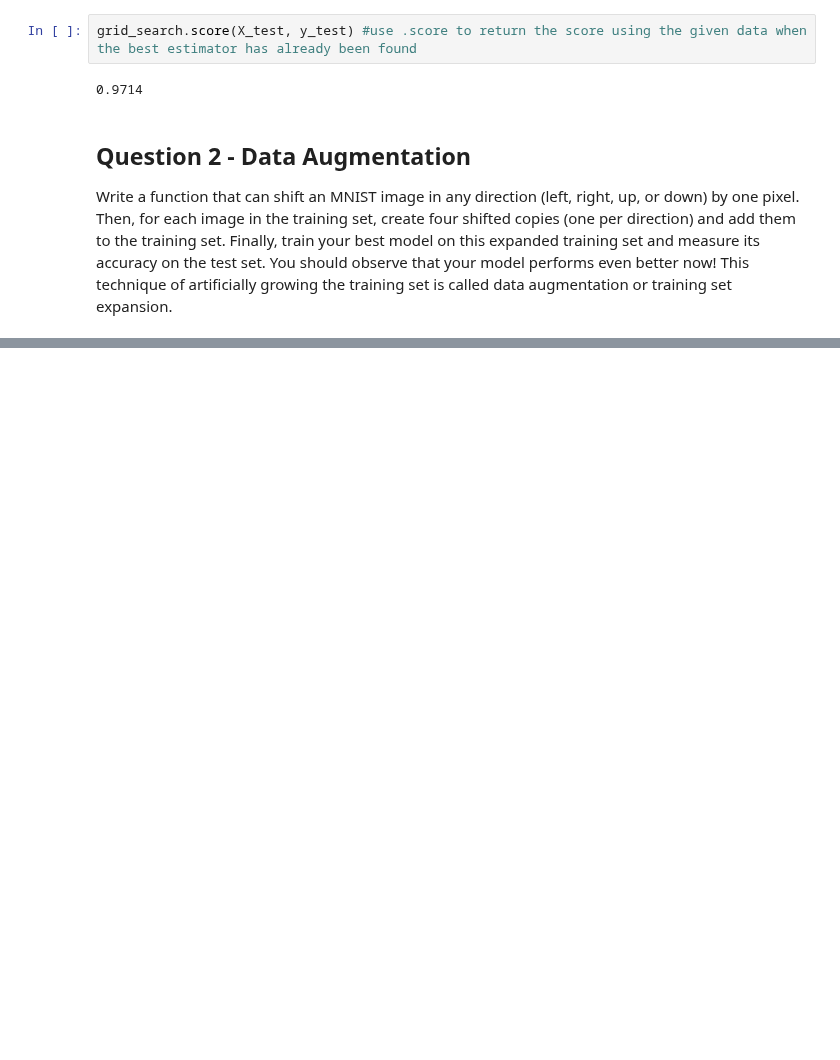
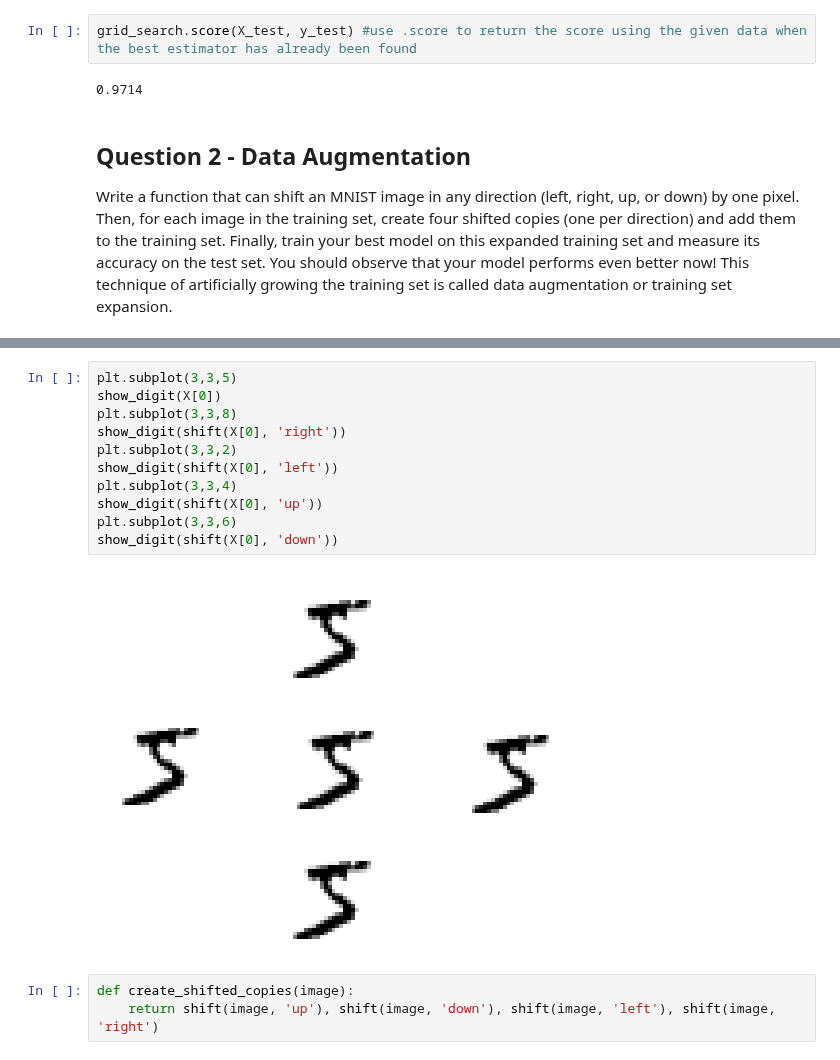
Before and after one commit to TaurusFire/Hands-on-Machine-Learning-Code-Notes, a Jupyter notebook: Chapter 3- Classification/Chapter 3 Problems.ipynb, the cells around one changed output, grey strips where cells are left out. Saved outputs shown, nothing was run; the diff lists cells and outputs as text; blank space fills up the shorter version.

```diff
--- a/Chapter 3- Classification/Chapter 3 Problems.ipynb
+++ b/Chapter 3- Classification/Chapter 3 Problems.ipynb
@@ -69,0 +121,16 @@ Write a function that can shift an MNIST image in any direction (left, right, up
+# %%
+plt.subplot(3,3,5)
+show_digit(X[0])
+plt.subplot(3,3,8)
+show_digit(shift(X[0], 'right'))
+plt.subplot(3,3,2)
+show_digit(shift(X[0], 'left'))
+plt.subplot(3,3,4)
+show_digit(shift(X[0], 'up'))
+plt.subplot(3,3,6)
+show_digit(shift(X[0], 'down'))
+# %% [output]
+[figure, added]
+# %%
+def create_shifted_copies(image):
+    return shift(image, 'up'), shift(image, 'down'), shift(image, 'left'), shift(image, 'right')
```
Also changed, not shown: parts of 16 cells of this notebook, 1 other file.
